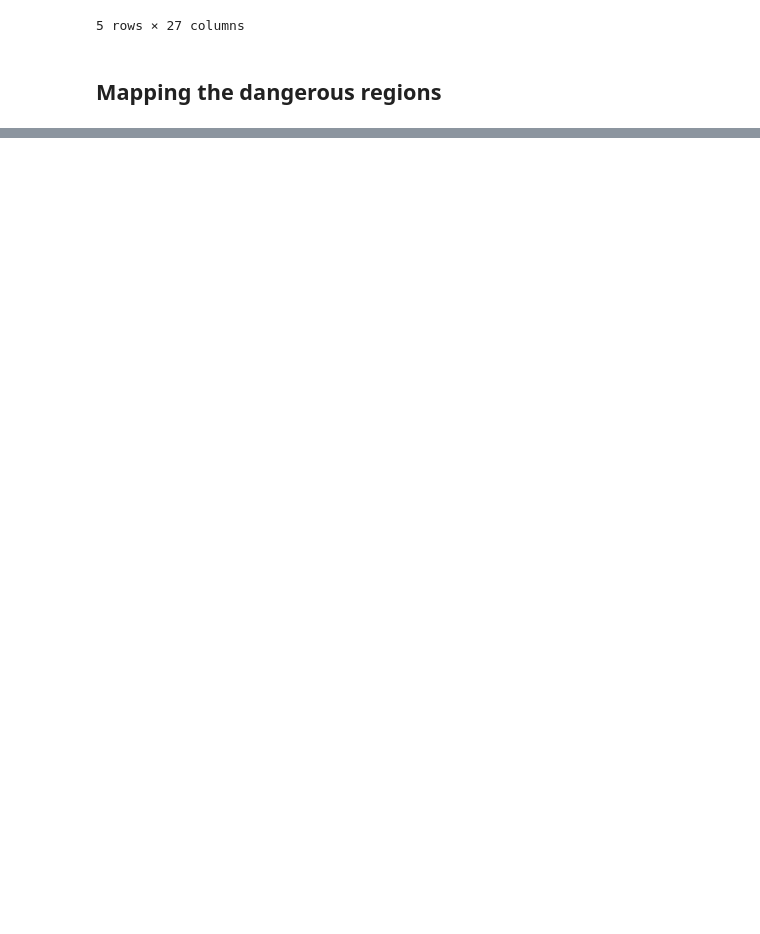
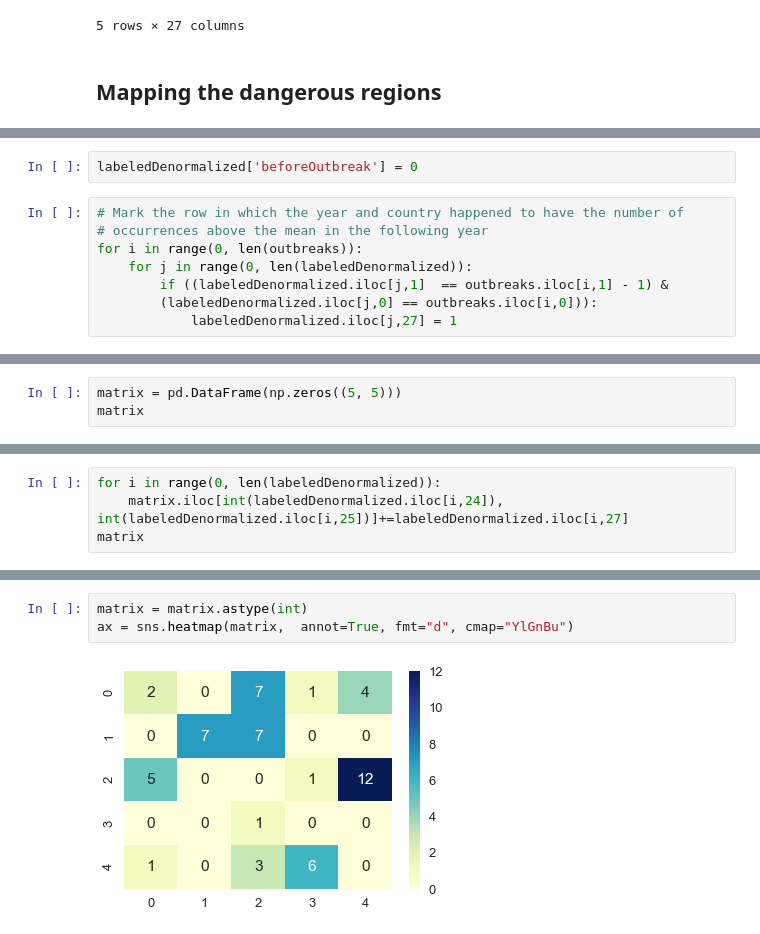
Before and after one commit to QuirkyDataScientist1978/project_dengue_fever, a Jupyter notebook: Final_Project_IP.ipynb, the cells around one changed output, grey strips where cells are left out. Cells and saved outputs as stored; diff of their text form; blank space fills up the shorter version.

Commit message:
Heatmap added

```diff
--- a/Final_Project_IP.ipynb
+++ b/Final_Project_IP.ipynb
@@ -1936,0 +1917,10 @@ labeledCompleteData
+# %%
+labeledDenormalized['beforeOutbreak'] = 0
+# %%
+# Mark the row in which the year and country happened to have the number of
+# occurrences above the mean in the following year
+for i in range(0, len(outbreaks)):
+    for j in range(0, len(labeledDenormalized)):
+        if ((labeledDenormalized.iloc[j,1]  == outbreaks.iloc[i,1] - 1) &
+        (labeledDenormalized.iloc[j,0] == outbreaks.iloc[i,0])):
+            labeledDenormalized.iloc[j,27] = 1
@@ -1936,0 +1952,3 @@ labeledCompleteData
+# %%
+matrix = pd.DataFrame(np.zeros((5, 5)))
+matrix
@@ -1936,0 +1970,4 @@ labeledCompleteData
+# %%
+for i in range(0, len(labeledDenormalized)):
+    matrix.iloc[int(labeledDenormalized.iloc[i,24]), int(labeledDenormalized.iloc[i,25])]+=labeledDenormalized.iloc[i,27]
+matrix
@@ -1936,0 +1981,5 @@ labeledCompleteData
+# %%
+matrix = matrix.astype(int)
+ax = sns.heatmap(matrix,  annot=True, fmt="d", cmap="YlGnBu")
+# %% [output]
+[figure, added]
```
Also changed, not shown: parts of 10 cells of this notebook.
